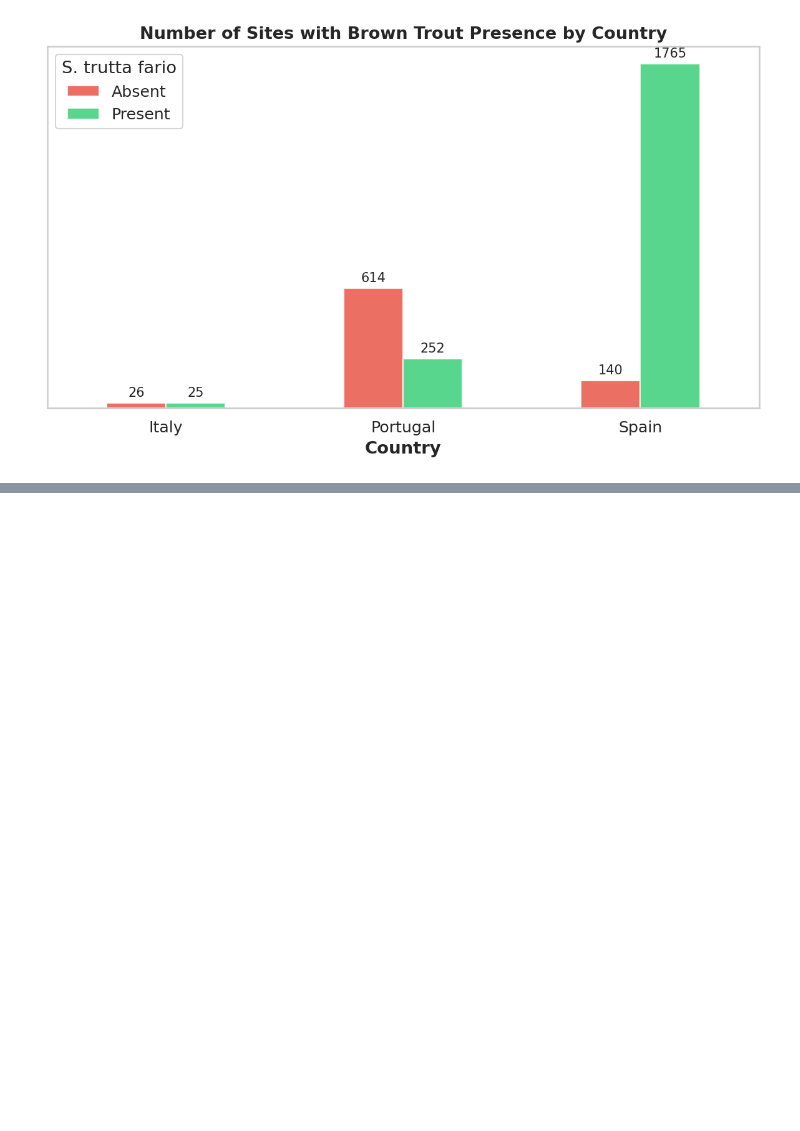
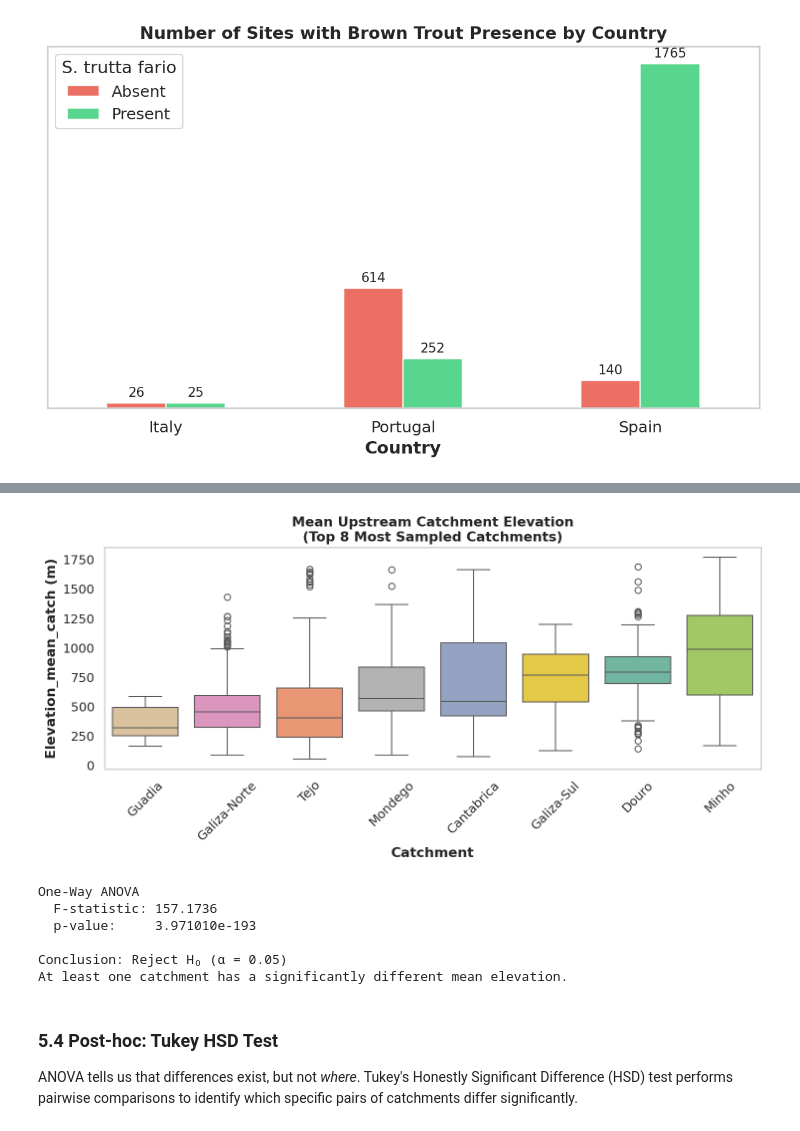
Before and after one commit to dgonzales1222/greends_avcad_exercises, a Jupyter notebook: exercise_05/avcad_ex05_dgonzales.ipynb, the cells around one changed output, grey strips where cells are left out. Cells and saved outputs as stored; diff of their text form; code cells hidden in the pictures; blank space fills up the shorter version.

```diff
--- a/exercise_05/avcad_ex05_dgonzales.ipynb
+++ b/exercise_05/avcad_ex05_dgonzales.ipynb
@@ -297,0 +306,13 @@ plt.show()
+# %%
+# @title Identify the Eight Most Sampled Catchments
+
+# Top 8 catchments by number of sites
+top8 = df2['Catchment_name'].value_counts().head(8).index.tolist()
+
+print("Top 8 catchments by number of sampling sites:")
+for c in top8:
+    data = df2[df2['Catchment_name']==c]['Elevation_mean_catch']
+    print(f"  {c:15s}: n={len(data):>4}, mean={data.mean():>8.2f} m, std={data.std():>8.2f} m")
+
+# Subset data
+df_top8 = df2[df2['Catchment_name'].isin(top8)].copy()
@@ -297,0 +329,41 @@ plt.show()
+# %%
+# @title Boxplot of Main Upstream Catchment Elevation
+
+fig, ax = plt.subplots(figsize=(10, 5))
+order = sorted(top8, key=lambda c: df_top8[df_top8['Catchment_name']==c]['Elevation_mean_catch'].mean())
+sns.boxplot(x='Catchment_name', y='Elevation_mean_catch', data=df_top8, ax=ax,
+            order=order, hue='Catchment_name', palette='Set2', legend=False)
+ax.set_title("Mean Upstream Catchment Elevation\n(Top 8 Most Sampled Catchments)", fontsize=13)
+ax.set_xlabel("Catchment")
+ax.set_ylabel("Elevation_mean_catch (m)")
+ax.tick_params(axis='x', rotation=45)
+ax.grid(False)
+plt.tight_layout()
+plt.show()
+# %% [output]
+[figure, added]
+# %%
+# @title One-way ANOVA
+
+# Create list of groups
+groups = [df_top8[df_top8['Catchment_name']==c]['Elevation_mean_catch'].values for c in top8]
+
+# One-way ANOVA
+f_stat, p_anova = stats.f_oneway(*groups)
+
+print(f"One-Way ANOVA")
+print(f"  F-statistic: {f_stat:.4f}")
+print(f"  p-value:     {p_anova:.6e}")
+print(f"\nConclusion: {'Reject H₀' if p_anova < 0.05 else 'Fail to reject H₀'} (α = 0.05)")
+print("At least one catchment has a significantly different mean elevation.")
+# %% [output]
+One-Way ANOVA
+  F-statistic: 157.1736
+  p-value:     3.971010e-193
+
+Conclusion: Reject H₀ (α = 0.05)
+At least one catchment has a significantly different mean elevation.
+# %% [markdown]
+### 5.4 Post-hoc: Tukey HSD Test
+
+ANOVA tells us that differences exist, but not *where*. Tukey's Honestly Significant Difference (HSD) test performs pairwise comparisons to identify which specific pairs of catchments differ significantly.
```
Also changed, not shown: parts of 5 cells of this notebook.
